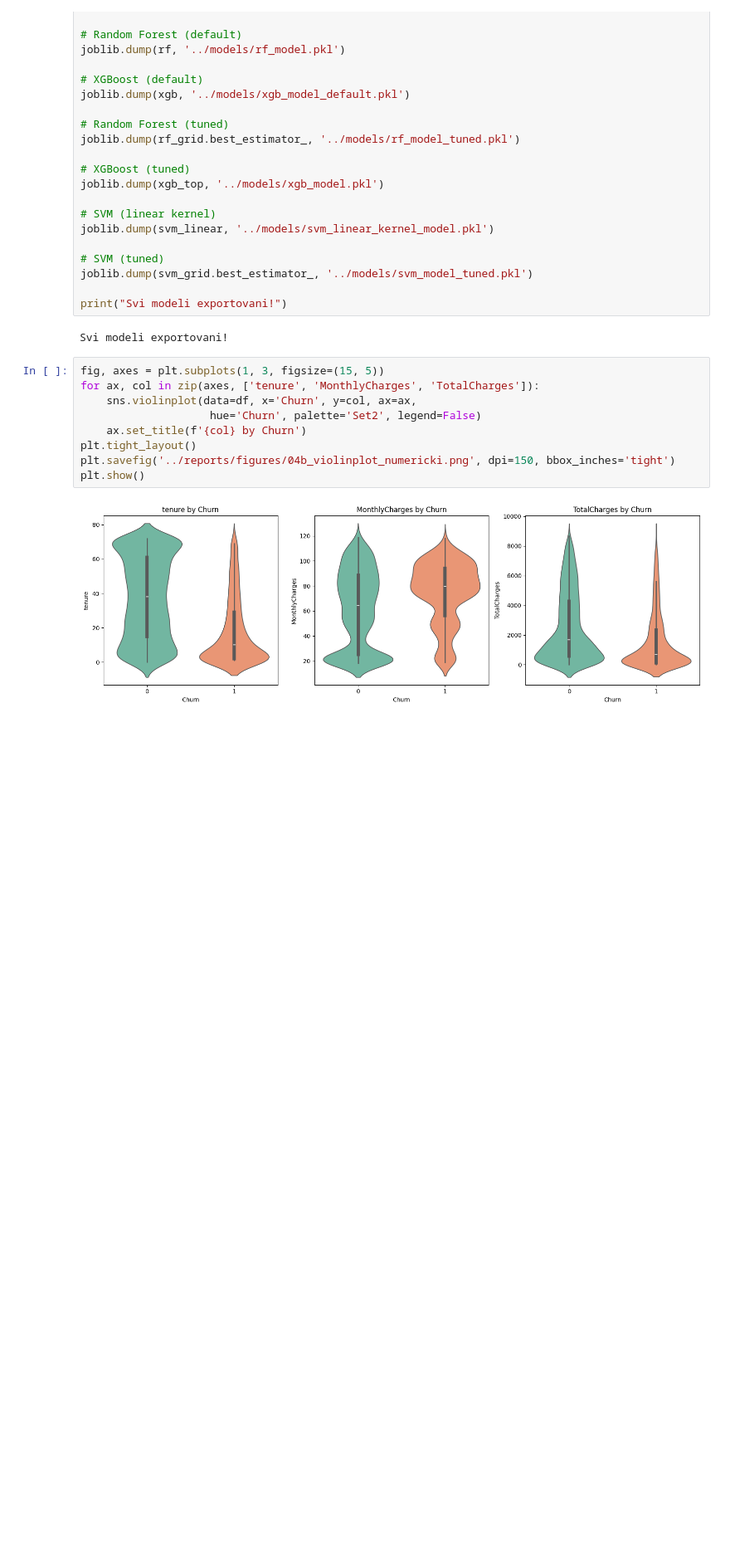
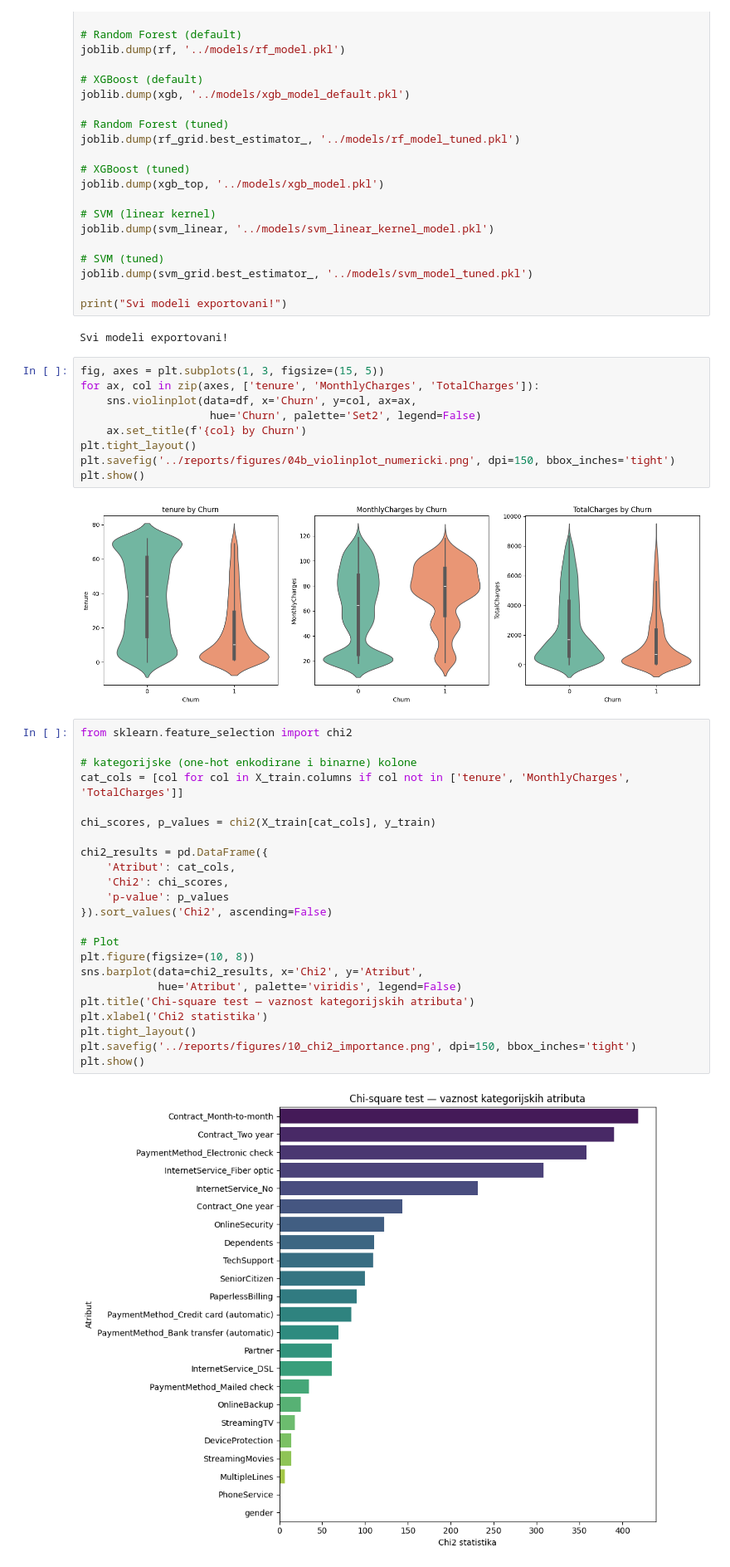
Before and after one commit to fulsepire/Telco-Customer-Churn-Classification, a Jupyter notebook: notebooks/01_eda.ipynb, the cells around one changed output. Shown at 83% size. Drawn from its saved outputs; the diff is of its cells as text; blank space fills up the shorter version.

Commit message:
Dodati ANOVA F-test i chi square test

```diff
--- a/notebooks/01_eda.ipynb
+++ b/notebooks/01_eda.ipynb
@@ -579,3 +579,28 @@ plt.savefig('../reports/figures/04b_violinplot_numericki.png', dpi=150, bbox_inc
 plt.show()
 # %% [output]
 [figure]
+# %%
+from sklearn.feature_selection import chi2
+
+# kategorijske (one-hot enkodirane i binarne) kolone
+cat_cols = [col for col in X_train.columns if col not in ['tenure', 'MonthlyCharges', 'TotalCharges']]
+
+chi_scores, p_values = chi2(X_train[cat_cols], y_train)
+
+chi2_results = pd.DataFrame({
+    'Atribut': cat_cols,
+    'Chi2': chi_scores,
+    'p-value': p_values
+}).sort_values('Chi2', ascending=False)
+
+# Plot
+plt.figure(figsize=(10, 8))
+sns.barplot(data=chi2_results, x='Chi2', y='Atribut',
+            hue='Atribut', palette='viridis', legend=False)
+plt.title('Chi-square test — vaznost kategorijskih atributa')
+plt.xlabel('Chi2 statistika')
+plt.tight_layout()
+plt.savefig('../reports/figures/10_chi2_importance.png', dpi=150, bbox_inches='tight')
+plt.show()
+# %% [output]
+[figure, added]
```
Also changed, not shown: parts of 2 cells of this notebook, 3 other files.
